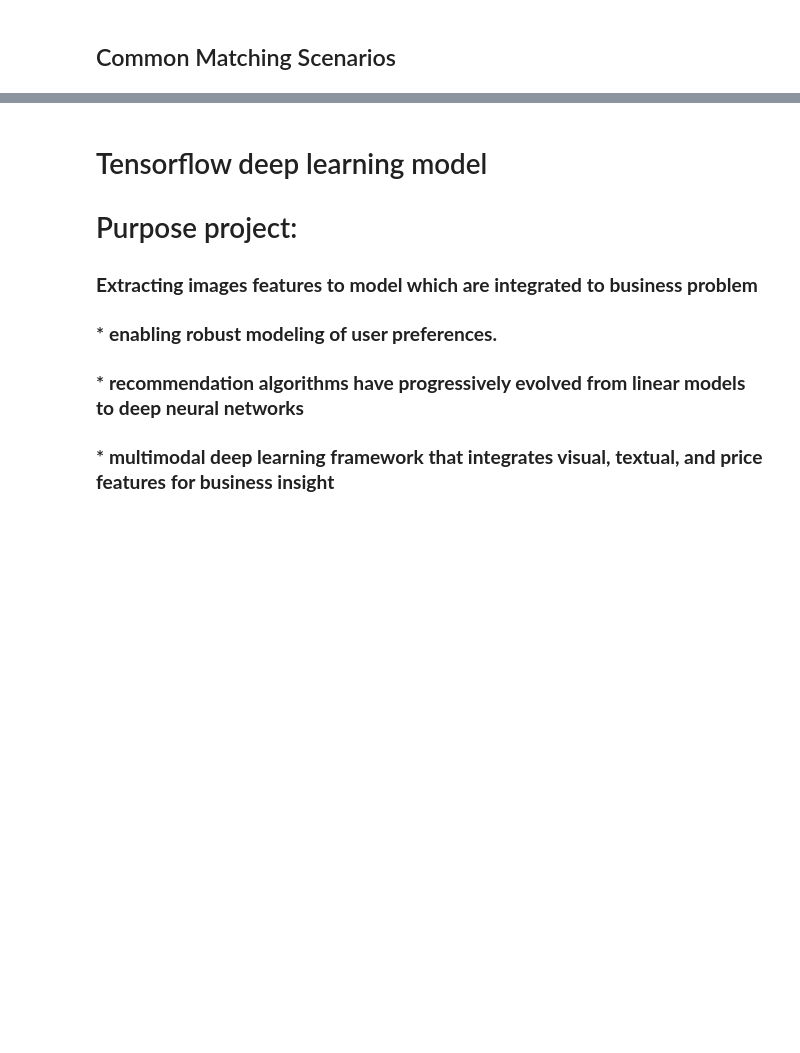
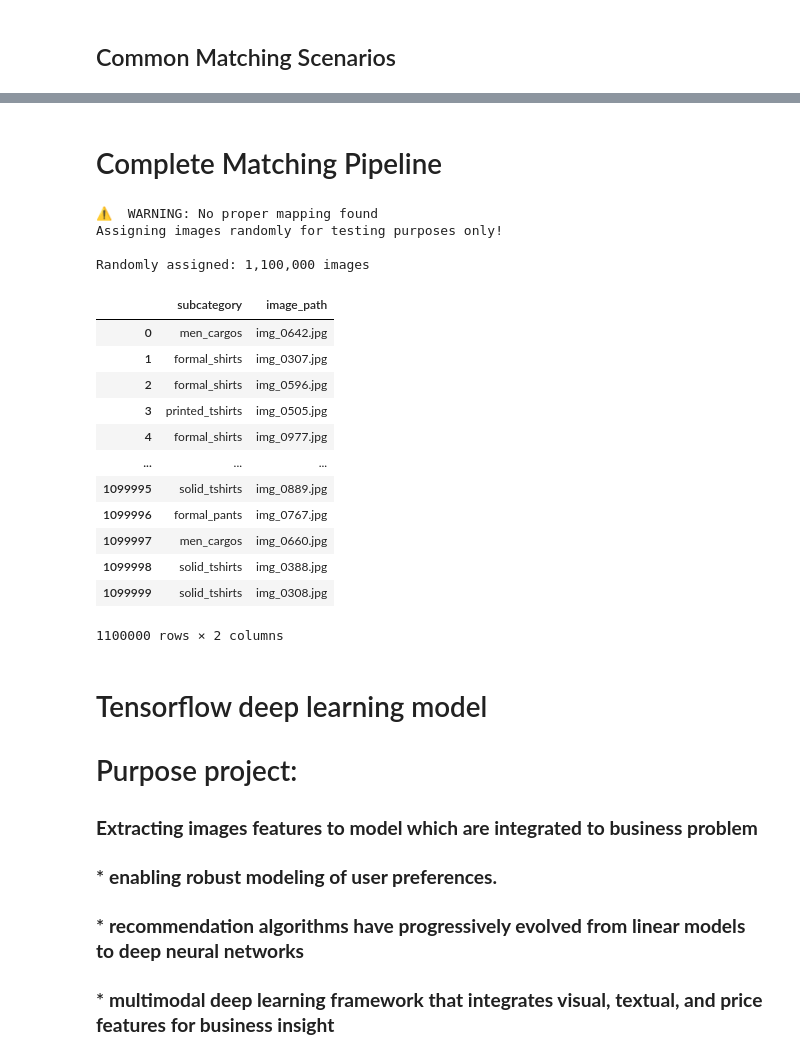
Before and after one commit to Mipjeiger/Fashion-recommendation-RAG-Finetuing-LLM-ML-Engineer-end-to-end, a Jupyter notebook: notebooks/04_Tensorflow_training.ipynb, the cells around one changed output, grey strips where cells are left out. Drawn from its saved outputs; the diff is of its cells as text; code cells hidden in the pictures; blank space fills up the shorter version.

Commit message:
matching images with data

```diff
--- a/notebooks/04_Tensorflow_training.ipynb
+++ b/notebooks/04_Tensorflow_training.ipynb
@@ -16,7 +16,7 @@ images = []
 image_paths = []
 
 # iterate to call images data
-for root, _, files in os.walk(DATASET_DIR):
+for root, _, files in os.walk(IMAGE_DIR):
     for filename in files:
         if filename.lower().endswith(".jpg"):
             path = os.path.join(root, filename)
@@ -128,7 +163,60 @@ df.columns.tolist()
-# %%
-# Images named by ID
-
-df['image_path'] = df['item_id'].apply(lambda x: f"{jpg_files}{x}.jpg")
+# %%
+# Convert item_id to string for matching
+df['item_id_str'] = df['item_id'].astype(str)
+# %% [markdown]
+# Complete Matching Pipeline
+# %%
+# ⚠️ THIS IS BAD - ONLY USE FOR TESTING
+# Randomly assigns images to items (NOT accurate for real use)
+
+import random
+
+print("\n⚠️  WARNING: No proper mapping found")
+print("Assigning images randomly for testing purposes only!\n")
+
+# Group images by subcategory
+images_by_subcat = {}
+for key, path in available_images.items():
+    subcat = key.split('_img_')[0]
+    if subcat not in images_by_subcat:
+        images_by_subcat[subcat] = []
+    images_by_subcat[subcat].append(path)
+
+# Assign randomly
+def assign_random_image(row):
+    subcat = row['subcategory']
+    if subcat in images_by_subcat and len(images_by_subcat[subcat]) > 0:
+        return random.choice(images_by_subcat[subcat])
+    return None
+
+df['image_path'] = df.apply(assign_random_image, axis=1)
+
+matched = df['image_path'].notna().sum()
+print(f"Randomly assigned: {matched:,} images")
+
+# Extract just the filename from the full path
+df['image_path'] = df['image_path'].apply(lambda x: os.path.basename(x) if pd.notna(x) else None)
+# %% [output]
+⚠️  WARNING: No proper mapping found
+Assigning images randomly for testing purposes only!
+
+Randomly assigned: 1,100,000 images
+# %%
+df[["subcategory", "image_path"]]
+# %% [output]
+|  | subcategory | image_path |
+| 0 | men_cargos | img_0642.jpg |
+| 1 | formal_shirts | img_0307.jpg |
+| 2 | formal_shirts | img_0596.jpg |
+| 3 | printed_tshirts | img_0505.jpg |
+| 4 | formal_shirts | img_0977.jpg |
+| ... | ... | ... |
+| 1099995 | solid_tshirts | img_0889.jpg |
+| 1099996 | formal_pants | img_0767.jpg |
+| 1099997 | men_cargos | img_0660.jpg |
+| 1099998 | solid_tshirts | img_0388.jpg |
+| 1099999 | solid_tshirts | img_0308.jpg |
+1100000 rows × 2 columns
 # %% [markdown]
 # Tensorflow deep learning model
 # Purpose project:
```
Also changed, not shown: parts of 3 cells of this notebook.
